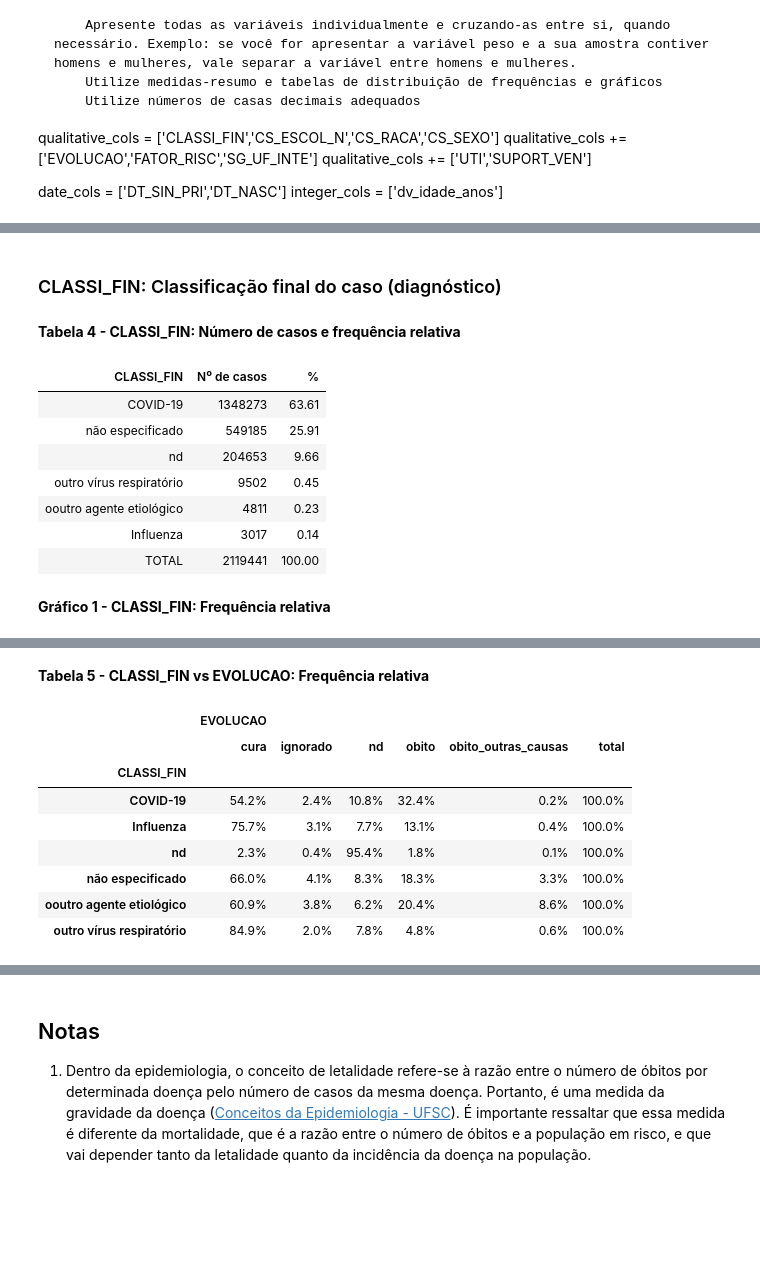
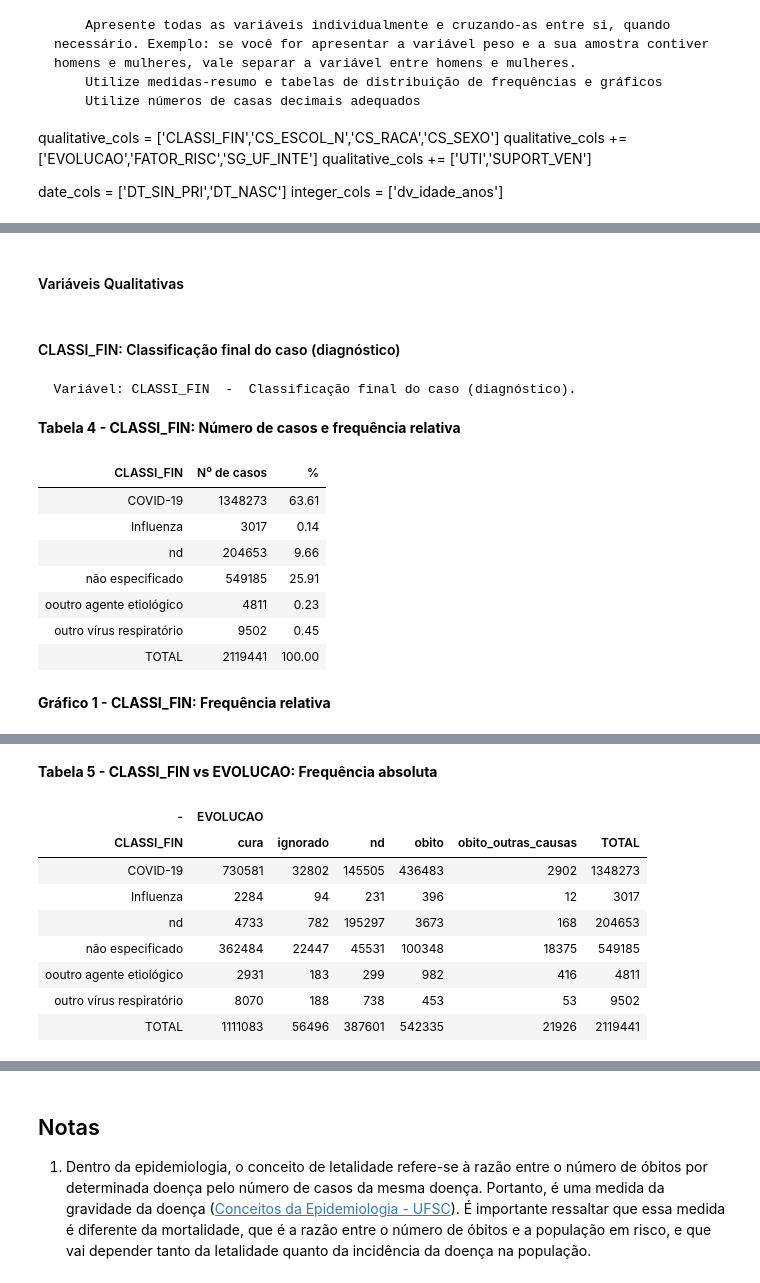
Before and after one commit to victor-marchesini/myfastpage, a Jupyter notebook: _notebooks/2021-06-06-AtividadeFinal-Parte1.ipynb, the cells around one changed output, grey strips where cells are left out. Saved outputs shown, nothing was run; the diff lists cells and outputs as text; code cells hidden in the pictures; blank space fills up the shorter version.

Commit message:
adicionada nova variável

```diff
--- a/_notebooks/2021-06-06-AtividadeFinal-Parte1.ipynb
+++ b/_notebooks/2021-06-06-AtividadeFinal-Parte1.ipynb
@@ -617,25 +629,37 @@ print('\n  Variável:',col, ' - ',var_dict[col])
 # %% [markdown]
-### CLASSI_FIN: Classificação final do caso (diagnóstico)
+#### Variáveis Qualitativas
+# %% [markdown]
+#### CLASSI_FIN: Classificação final do caso (diagnóstico)
+# %%
+#hide
+i_col = 0
+col = qualitative_cols[i_col]
+# col = 'CS_ESCOL_N'
+print('\n  Variável:',col, ' - ',var_dict[col])
+# %% [output]
+  Variável: CLASSI_FIN  -  Classificação final do caso (diagnóstico).
 # %% [markdown]
 **Tabela 4 - CLASSI_FIN: Número de casos e frequência relativa**
 # %%
 #hide_input
 
 df = get_frequency(df_srag,i_col)
+df = df.sort_values(by=col)
 
 formatter = {
     '%':"{:.2f}"
 }
 
-show_table(df,cols_left=None,use_index=False,add_total_row=True,**formatter).hide_index()
+df1 = add_total_row(df)
+show_table(df1,cols_left=None,use_index=False,add_total_row=True,**formatter).hide_index()
 # %% [output]
 | CLASSI_FIN | N⁰ de casos | % |
 | COVID-19 | 1348273 | 63.61 |
+| Influenza | 3017 | 0.14 |
+| nd | 204653 | 9.66 |
 | não especificado | 549185 | 25.91 |
-| nd | 204653 | 9.66 |
+| ooutro agente etiológico | 4811 | 0.23 |
 | outro vírus respiratório | 9502 | 0.45 |
-| ooutro agente etiológico | 4811 | 0.23 |
-| Influenza | 3017 | 0.14 |
 | TOTAL | 2119441 | 100.00 |
 # %% [markdown]
 **Gráfico 1 - CLASSI_FIN: Frequência relativa**
@@ -646,29 +670,4 @@ get_chart_bar(df,sort_values=True,y_col_index=2,labels=True)
 # %% [output]
 [interactive output not drawn]
-# %%
-def get_pivot_data(df,index_cols=[],columns_cols=[],values_cols='',last_week=999,total=True):
-
-    df = df.groupby(by=index_cols + columns_cols)[values_cols].count().reset_index()
-    df = df.pivot(index=index_cols,columns=columns_cols,values=values_cols).fillna(0)
-    n_index = len(index_cols)
-    if n_index > 1:
-        if type(total) is bool:
-            total = [total]* (n_index - 1)
-        for i in range(1,n_index):
-            if total[i-1]:
-                df1 = df.reset_index().set_index(index_cols[:i])
-                df2 = df1.groupby(by=index_cols[:i]).sum()
-                df2[index_cols[i:]] = '--TODOS--'
-                df = pd.concat([df1,df2])
-
-    df['total'] = df.sum(axis=1)
-    df = df.reset_index()
-    return df
-
-index_cols=[col]
-columns_cols=['EVOLUCAO']
-values_cols='DT_SIN_PRI'
-
-df1 = get_pivot_data(df_srag,index_cols=index_cols,columns_cols=columns_cols,values_cols=values_cols)
 # %% [markdown]
-**Tabela 5 - CLASSI_FIN vs EVOLUCAO: Frequência relativa**
+**Tabela 5 - CLASSI_FIN vs EVOLUCAO: Frequência absoluta**
@@ -675,21 +682,21 @@ df1 = get_pivot_data(df_srag,index_cols=index_cols,columns_cols=columns_cols,val
 # %%
 #hide_input
 
 df = df1.copy()
-df.iloc[:,1:] = df.iloc[:,1:].div(df['total'],axis=0)
-values_cols = df.columns[1:]
+df = add_total_row(df)
 
 df = df.set_index(df.columns[0])
 
-formatter = {'all':'{:.1%}'}  # formatter = {col:'{:.2%}'.format for col in df.columns[:]}
-show_table(df,cols_left=None,use_index=0,drop_original_index=False,multi_index=True,**formatter)#.hide_index()
+
+formatter = {col:'{:.0f}'.format for col in df.columns[:]}
+show_table(df,cols_left=None,use_index=1,drop_original_index=False,multi_index=True,**formatter,add_total_row=1).hide_index()
 # %% [output]
-|  | EVOLUCAO |  |  |  |  |  |
-|  | cura | ignorado | nd | obito | obito_outras_causas | total |
-| CLASSI_FIN |  |  |  |  |  |  |
-| COVID-19 | 54.2% | 2.4% | 10.8% | 32.4% | 0.2% | 100.0% |
-| Influenza | 75.7% | 3.1% | 7.7% | 13.1% | 0.4% | 100.0% |
-| nd | 2.3% | 0.4% | 95.4% | 1.8% | 0.1% | 100.0% |
-| não especificado | 66.0% | 4.1% | 8.3% | 18.3% | 3.3% | 100.0% |
-| ooutro agente etiológico | 60.9% | 3.8% | 6.2% | 20.4% | 8.6% | 100.0% |
-| outro vírus respiratório | 84.9% | 2.0% | 7.8% | 4.8% | 0.6% | 100.0% |
+| - | EVOLUCAO |  |  |  |  |  |
+| CLASSI_FIN | cura | ignorado | nd | obito | obito_outras_causas | TOTAL |
+| COVID-19 | 730581 | 32802 | 145505 | 436483 | 2902 | 1348273 |
+| Influenza | 2284 | 94 | 231 | 396 | 12 | 3017 |
+| nd | 4733 | 782 | 195297 | 3673 | 168 | 204653 |
+| não especificado | 362484 | 22447 | 45531 | 100348 | 18375 | 549185 |
+| ooutro agente etiológico | 2931 | 183 | 299 | 982 | 416 | 4811 |
+| outro vírus respiratório | 8070 | 188 | 738 | 453 | 53 | 9502 |
+| TOTAL | 1111083 | 56496 | 387601 | 542335 | 21926 | 2119441 |
```
Also changed, not shown: parts of 34 cells of this notebook.
